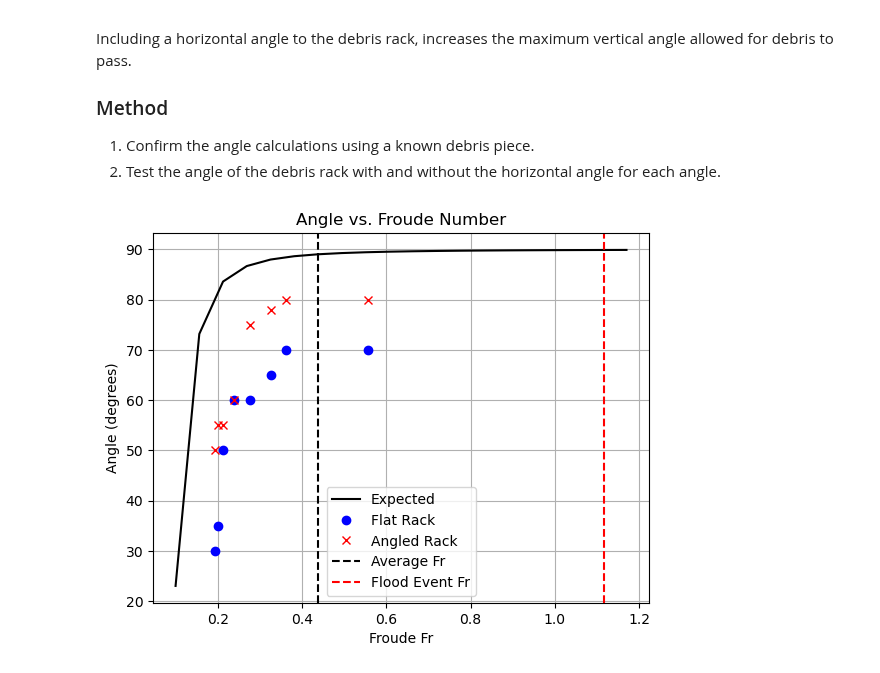
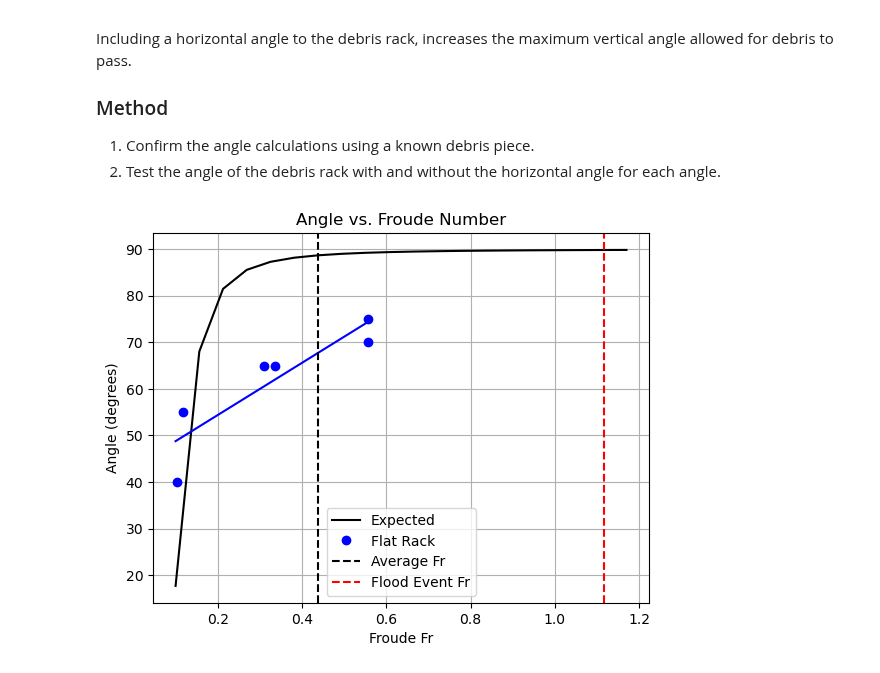
Before and after one commit to pilipb/DP5-code, a Jupyter notebook: flume.ipynb, the cells around one changed output. Cells and saved outputs as stored; diff of their text form; code cells hidden in the pictures.

```diff
--- a/flume.ipynb
+++ b/flume.ipynb
@@ -13,16 +13,16 @@ Including a horizontal angle to the debris rack, increases the maximum vertical
 # 1
 from mech_module import *
 
-debris_diameter = 0.003 # in m - diameter of debris
+debris_diameter = 0.004 # in m - diameter of debris
 debris_rho = 600 # in kg/m^3
 depth = 0.08 # in m
 
 # record data
-flat_angles = [70,70,65,60,60,50,30,35] # in degrees from horizontal
+flat_angles = [40,55,65,65,70,75] # in degrees from horizontal
 # 2
-angled_angles = [80, 80,78,75,60,55,50, 55] # in degrees from horizontal
-flow = [1.2,1.2,1.2,1.2,1.2,1.2,1.2, 1.2, ] # in L/s
-height = [0.042,0.056,0.06,0.067,0.074,0.08,0.085, 0.083] # in m (0.08m = 8cm)
+# angled_angles = [80, 80,78,75,60,55,50, 55] # in degrees from horizontal
+flow = [0.5,0.5,1,1,1.2,1.2] # in L/s
+height = [0.072,0.066,0.055,0.052,0.042,0.042] # in m (0.08m = 8cm)
 
 # calculate the velocities from the flow using L/s and height in flume
 velocities = []
@@ -48,35 +48,35 @@ import matplotlib.pyplot as plt
 plt.figure()
 plt.plot(np.linspace(0.1,1.17,20), exp_angles, '-', label='Expected', color='k')
 plt.plot(froude, flat_angles, 'o', label='Flat Rack', color='b')
-plt.plot(froude, angled_angles, 'x', label='Angled Rack', color='r')
+# plt.plot(froude, angled_angles, 'x', label='Angled Rack', color='r')
 
 # draw a line of best fir for the flat rack and the angled rack
 # Calculate the line of best fit for flat_angles
 flat_fit = np.polyfit(froude, flat_angles, 1)
 flat_fit_fn = np.poly1d(flat_fit)
 
 # Calculate the line of best fit for angled_angles
-angled_fit = np.polyfit(froude, angled_angles, 1)
-angled_fit_fn = np.poly1d(angled_fit)
+# angled_fit = np.polyfit(froude, angled_angles, 1)
+# angled_fit_fn = np.poly1d(angled_fit)
 
 # # Plot the line of best fit for flat_angles
-# plt.plot(np.linspace(0.1, max(froude), 20), flat_fit_fn(np.linspace(0.1, max(froude), 20)), '-',color='b', label='Flat Rack Fit')
+plt.plot(np.linspace(0.1, max(froude), 20), flat_fit_fn(np.linspace(0.1, max(froude), 20)), '-',color='b')
 
 # # Plot the line of best fit for angled_angles
 # plt.plot(np.linspace(0.1, max(froude), 20), angled_fit_fn(np.linspace(0.1, max(froude), 20)), '-', color='r', label='Angled Rack Fit')
 
 
 plt.xlabel('Froude Fr')
 plt.ylabel('Angle (degrees)')
 plt.title('Angle vs. Froude Number')
 
 # plot a vertical dashed line at the average operating Froude number and the flood event Froude number
 avg_froude = 0.437
 flood_froude = 1.117
 plt.axvline(x=avg_froude, color='k', linestyle='--', label='Average Fr')
 plt.axvline(x=flood_froude, color='r', linestyle='--', label='Flood Event Fr')
 plt.legend()
 plt.grid()
 plt.show()
 # %% [output]
-[figure, old version]
+[figure, new version]
```
